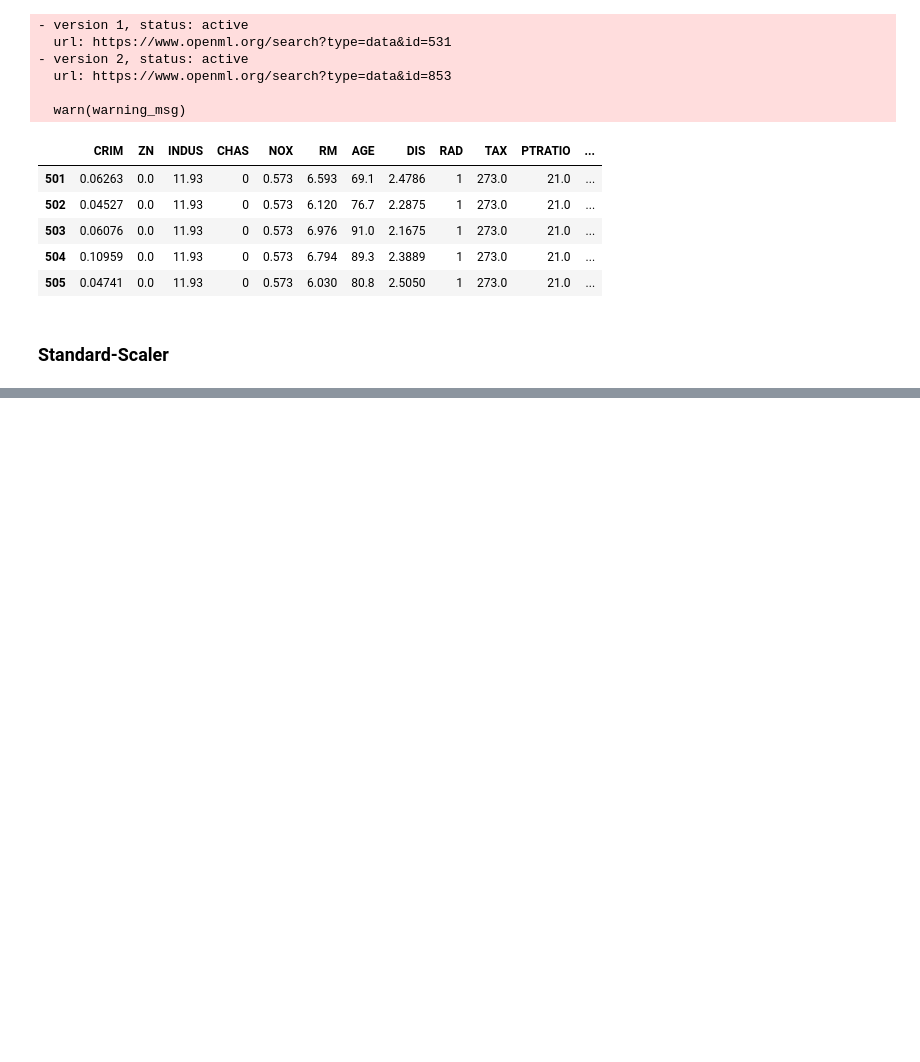
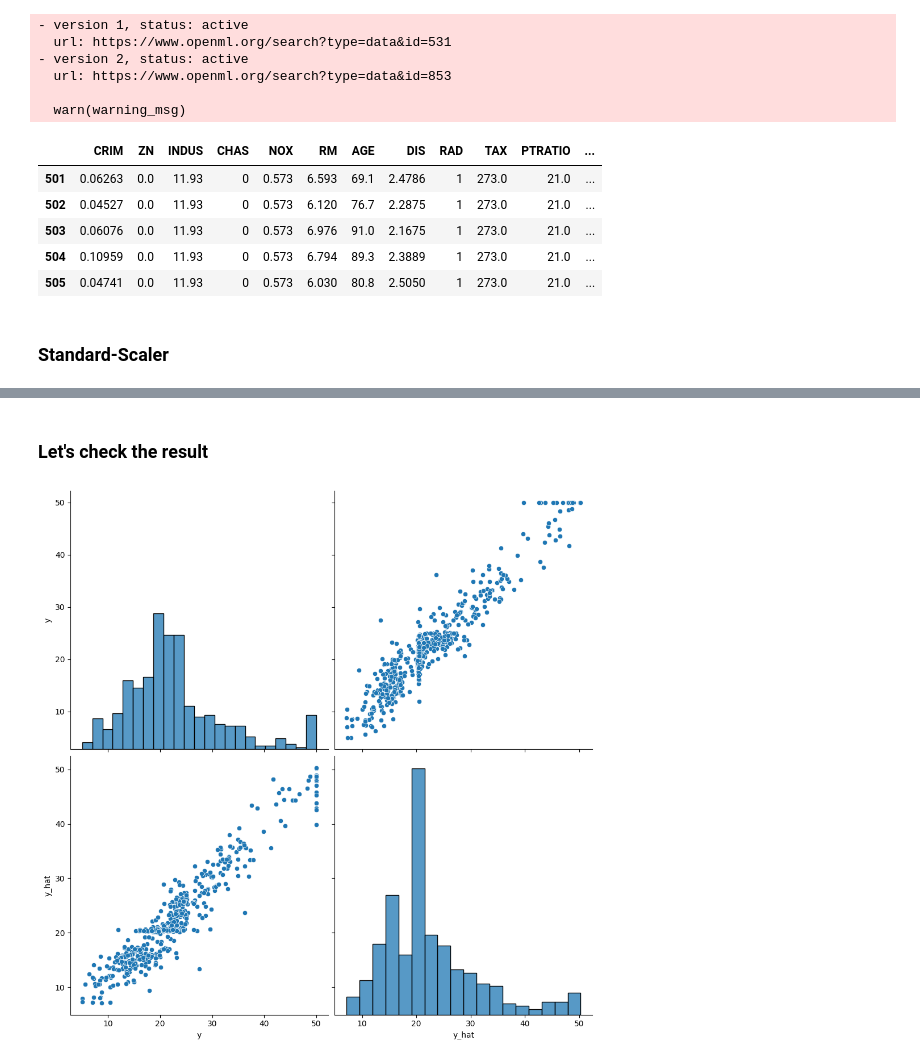
Before and after one commit to dhkang8828/ML-AI_Study, a Jupyter notebook: Lecture_Pythorch/Part10_DeepLearning/Chap10_01_DeepRegression.ipynb, the cells around one changed output, grey strips where cells are left out. Cells and saved outputs as stored; diff of their text form; code cells hidden in the pictures; blank space fills up the shorter version.

```diff
--- a/Lecture_Pythorch/Part10_DeepLearning/Chap10_01_DeepRegression.ipynb
+++ b/Lecture_Pythorch/Part10_DeepLearning/Chap10_01_DeepRegression.ipynb
@@ -71,0 +105,4 @@ df_scaled.tail()
+# %%
+n_epochs = 100000
+learning_rate = 1e-4
+print_interval = 5000
@@ -71,0 +147,16 @@ df_scaled.tail()
+# %%
+model = nn.Sequential(
+    nn.Linear(x.size(-1), 3),
+    nn.LeakyReLU(),
+    nn.Linear(3, 3),
+    nn.LeakyReLU(),
+    nn.Linear(3, 3),
+    nn.LeakyReLU(),
+    nn.Linear(3, 3),
+    nn.LeakyReLU(),
+    nn.Linear(3, 3),
+    nn.LeakyReLU(),
+    nn.Linear(3, y.size(-1)),
+).cuda()
+
+model
@@ -71,0 +177,13 @@ df_scaled.tail()
+# %%
+optimizer = optim.SGD(model.parameters(), lr=learning_rate)
+# %%
+for i in range(n_epochs):
+    y_hat = model(x)
+    loss = F.mse_loss(y_hat, y)
+
+    optimizer.zero_grad()
+    loss.backward()
+    optimizer.step()
+
+    if (i+1) % print_interval == 0:
+        print('Epoch %d: loss=%.4e' % (i+1, loss))
@@ -71,0 +211,8 @@ df_scaled.tail()
+# %% [markdown]
+### Let's check the result
+# %%
+df = pd.DataFrame(torch.cat([y, y_hat], dim=1).cpu().detach().numpy(), columns=['y', 'y_hat'])
+sns. pairplot(df, size=5)
+plt.show()
+# %% [output]
+[figure, added]
```
Also changed, not shown: parts of 13 cells of this notebook, 1 other file.
